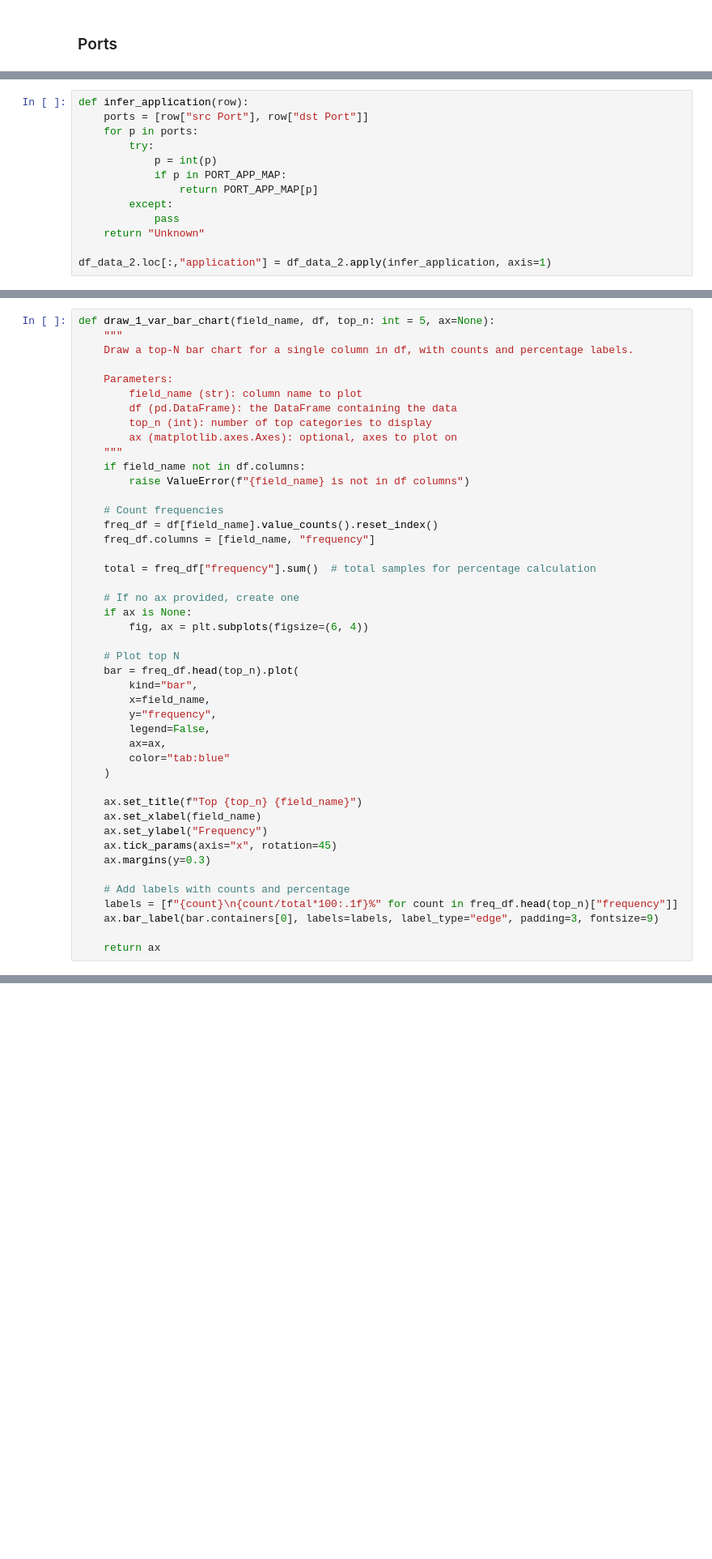
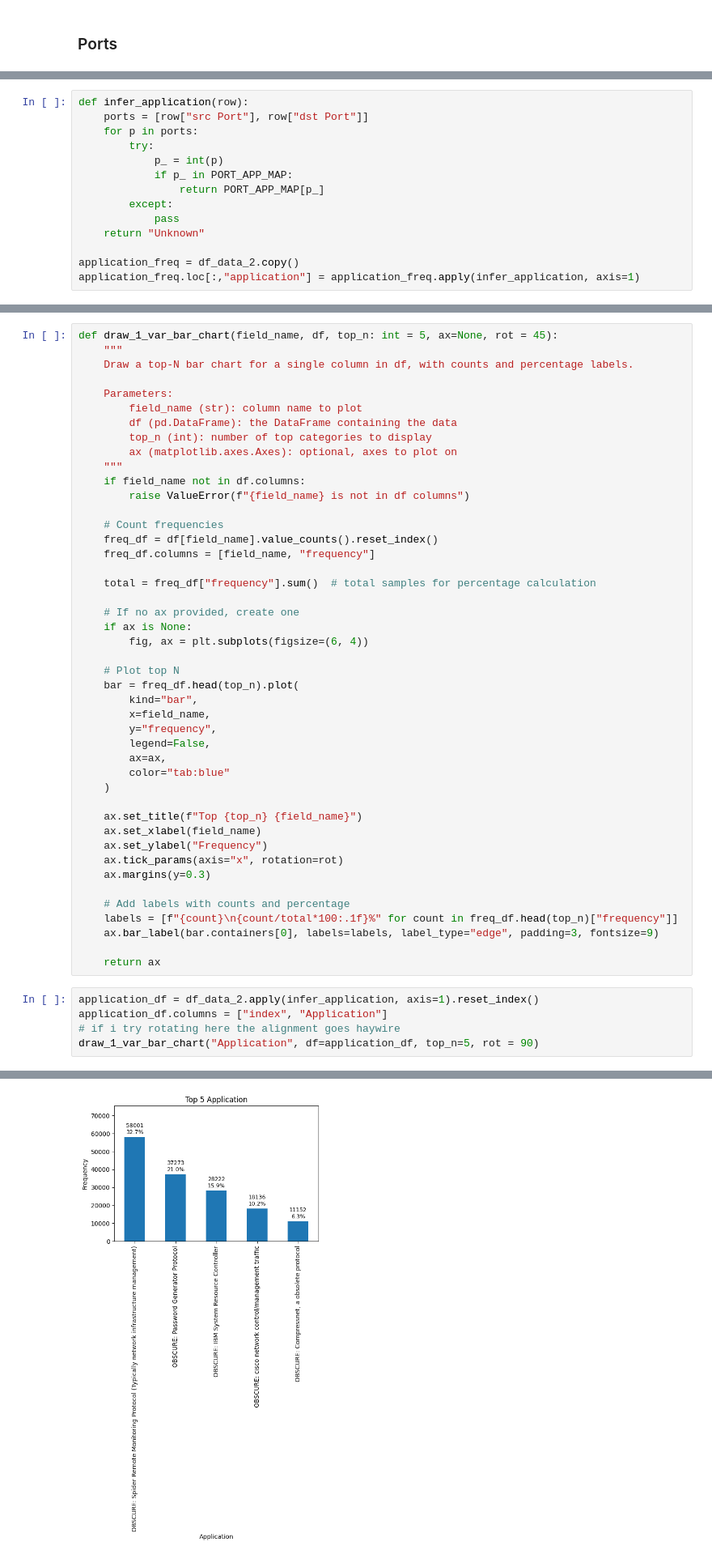
Before and after one commit to KyeYongChoo/SC2008-Computer-Networks-Lab-4, a Jupyter notebook: SCSA_ChooKyeYong.ipynb, the cells around one changed output, grey strips where cells are left out. Shown at 81% size. Saved outputs shown, nothing was run; the diff lists cells and outputs as text; blank space fills up the shorter version.

Commit message:
finish proportion of tcp and udp packet and total traffic and top 5 applications

```diff
--- a/SCSA_ChooKyeYong.ipynb
+++ b/SCSA_ChooKyeYong.ipynb
@@ -228,11 +338,12 @@ def infer_application(row):
     ports = [row["src Port"], row["dst Port"]]
     for p in ports:
         try:
-            p = int(p)
-            if p in PORT_APP_MAP:
-                return PORT_APP_MAP[p]
+            p_ = int(p)
+            if p_ in PORT_APP_MAP:
+                return PORT_APP_MAP[p_]
         except:
             pass
     return "Unknown"
 
-df_data_2.loc[:,"application"] = df_data_2.apply(infer_application, axis=1)
+application_freq = df_data_2.copy()
+application_freq.loc[:,"application"] = application_freq.apply(infer_application, axis=1)
@@ -239,5 +395,5 @@ df_data_2.loc[:,"application"] = df_data_2.apply(infer_application, axis=1)
 # %%
-def draw_1_var_bar_chart(field_name, df, top_n: int = 5, ax=None):
+def draw_1_var_bar_chart(field_name, df, top_n: int = 5, ax=None, rot = 45):
     """
     Draw a top-N bar chart for a single column in df, with counts and percentage labels.
 
@@ -273,7 +429,7 @@ def draw_1_var_bar_chart(field_name, df, top_n: int = 5, ax=None):
     ax.set_title(f"Top {top_n} {field_name}")
     ax.set_xlabel(field_name)
     ax.set_ylabel("Frequency")
-    ax.tick_params(axis="x", rotation=45)
+    ax.tick_params(axis="x", rotation=rot)
     ax.margins(y=0.3)
 
     # Add labels with counts and percentage
@@ -281,3 +437,9 @@ def draw_1_var_bar_chart(field_name, df, top_n: int = 5, ax=None):
     ax.bar_label(bar.containers[0], labels=labels, label_type="edge", padding=3, fontsize=9)
 
     return ax
+# %%
+application_df = df_data_2.apply(infer_application, axis=1).reset_index()
+application_df.columns = ["index", "Application"]
+# if i try rotating here the alignment goes haywire
+draw_1_var_bar_chart("Application", df=application_df, top_n=5, rot = 90)
+# %% [output]
@@ -284,3 +447,4 @@ def draw_1_var_bar_chart(field_name, df, top_n: int = 5, ax=None):
+[figure, added]
 # %%
 draw_1_var_bar_chart("dst Port", df_data_2)
 # %% [output]
```
Also changed, not shown: parts of 18 cells of this notebook.
